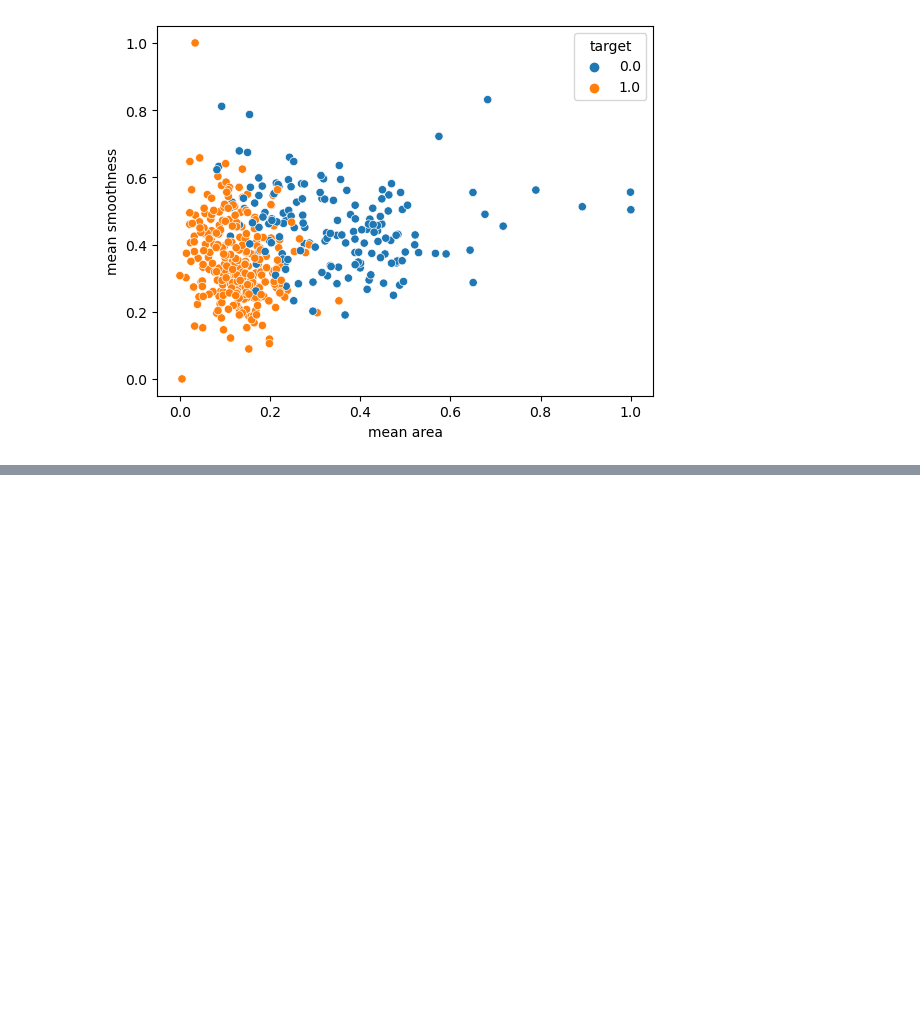
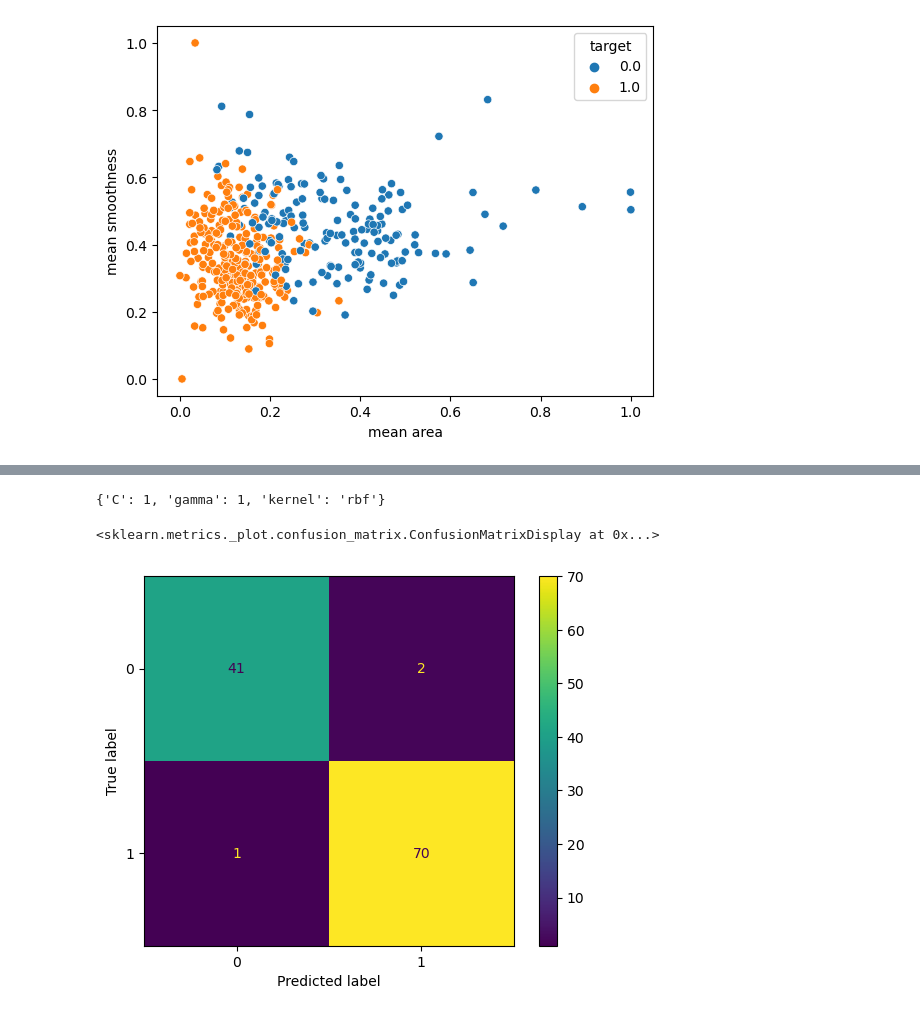
Before and after one commit to cyblogerz/Breast-cancer-classification, a Jupyter notebook: src/notebook.ipynb, the cells around one changed output, grey strips where cells are left out. Cells and saved outputs as stored; diff of their text form; code cells hidden in the pictures; blank space fills up the shorter version.

```diff
--- a/src/notebook.ipynb
+++ b/src/notebook.ipynb
@@ -239,0 +269,2 @@ sns.scatterplot(x = X_train_scaled['mean area'],y= X_train_scaled["mean smoothne
+# %%
+param_grid = {'C':[0.1,1,10,100],'gamma':[1,0.1,0.01,0.001],'kernel':['rbf']}
@@ -239,0 +273,4 @@ sns.scatterplot(x = X_train_scaled['mean area'],y= X_train_scaled["mean smoothne
+# %%
+grid = GridSearchCV(SVC(),param_grid,refit=True,verbose=4)
+# %%
+grid.fit(X_train_scaled,y_train)
@@ -239,0 +299,17 @@ sns.scatterplot(x = X_train_scaled['mean area'],y= X_train_scaled["mean smoothne
+# %%
+grid.best_params_
+# %% [output]
+{'C': 1, 'gamma': 1, 'kernel': 'rbf'}
+# %%
+grid_predictions = grid.predict(X_test_scaled)
+# %%
+from sklearn.metrics import confusion_matrix
+
+# Assuming you have predictions stored in 'grid_predictions' and true labels in 'y_test'
+cm = confusion_matrix(y_test, grid_predictions)
+
+# Display the confusion matrix
+ConfusionMatrixDisplay(confusion_matrix=cm).plot()
+# %% [output]
+<sklearn.metrics._plot.confusion_matrix.ConfusionMatrixDisplay at 0x...>
+[figure, added]
```
Also changed, not shown: parts of 10 cells of this notebook.
